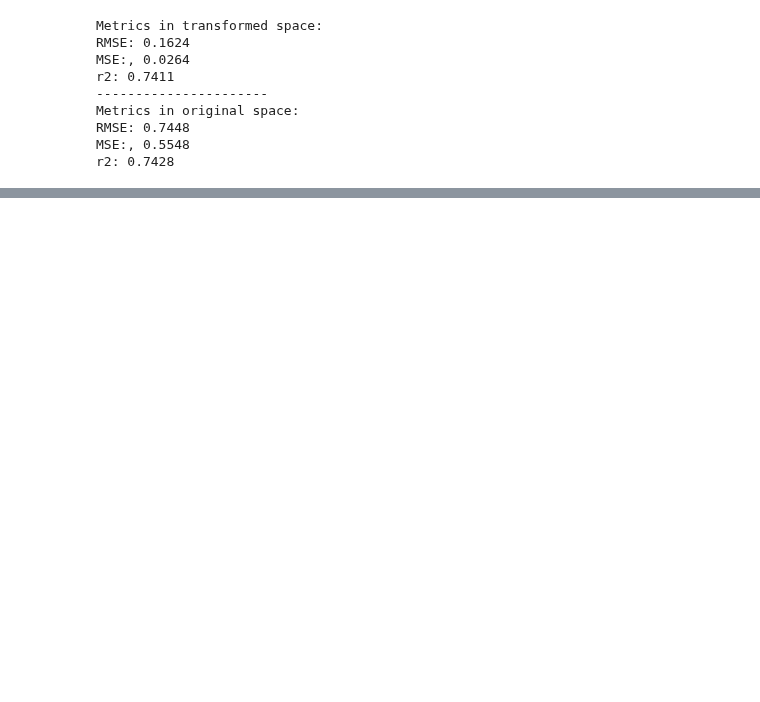
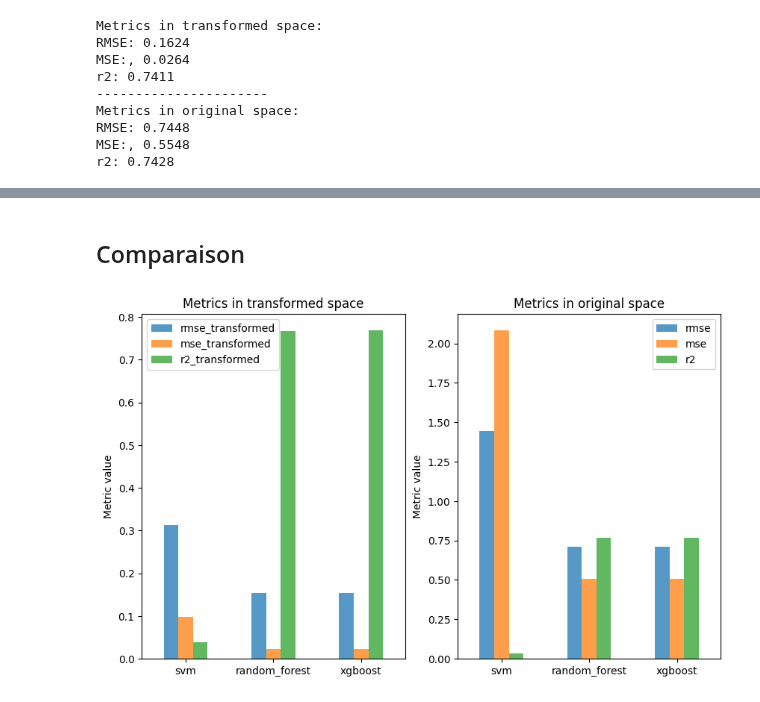
Before and after one commit to alecacerestel/Supervised_Challenge, a Jupyter notebook: notebooks/4_Duration.ipynb, the cells around one changed output, grey strips where cells are left out. Drawn from its saved outputs; the diff is of its cells as text; code cells hidden in the pictures; blank space fills up the shorter version.

Commit message:
Finish task 3 with model comparison

```diff
--- a/notebooks/4_Duration.ipynb
+++ b/notebooks/4_Duration.ipynb
@@ -16,7 +16,7 @@ from sklearn.metrics import root_mean_squared_error, mean_squared_error, r2_scor
 TARGET_COL = "duration_minutes"
 OTHERS = ["duration", "genre_top"]
 TEST_SIZE = 0.2
-N_SPLITS = 4
+N_SPLITS = 3
 # %% [markdown]
 ## Load merged dataset
 # %%
@@ -215,0 +365,14 @@ r2: 0.7428
+# %%
+best_params = grid_search.best_params_
+scores = cross_validate(
+	XGBRegressor(random_state=42, **best_params),
+	X_train,
+	y_train_transformed,
+	cv=kfolf,
+	scoring=scoring
+)
+
+xgb_fit_time = np.mean(scores["fit_time"])
+print(f"RMSE: {-np.mean(scores["test_neg_root_mean_squared_error"]):.4f} +- {np.std(scores["test_neg_root_mean_squared_error"]):.4f}")
+print(f"MSE: {-np.mean(scores["test_neg_mean_squared_error"]):.4f} +- {np.std(scores["test_neg_mean_squared_error"]):.4f}")
+print(f"r2: {np.mean(scores["test_r2"]):.4f} +- {np.std(scores["test_r2"]):.4f}")
@@ -215,0 +421,32 @@ r2: 0.7428
+# %% [markdown]
+## Comparaison
+# %%
+df_comparaison = pd.DataFrame(
+    {
+        "model": ["svm", "random_forest", "xgboost"],
+        "rmse": [svm_rmse, rf_rmse, xgb_rmse],
+        "mse": [svm_mse, rf_mse, xgb_mse],
+        "r2": [svm_r2, rf_r2, xgb_r2],
+        "rmse_transformed": [svm_rmse_transformed, rf_rmse_transformed, xgb_rmse_transformed],
+        "mse_transformed": [svm_mse_transformed, rf_mse_transformed, xgb_mse_transformed],
+        "r2_transformed": [svm_r2_transformed, rf_r2_transformed, xgb_r2_transformed],
+    }
+)
+# %%
+_, axes = plt.subplots(1, 2)
+
+metrics_transformed = ["rmse_transformed", "mse_transformed", "r2_transformed"]
+df_comparaison[metrics_transformed].plot(kind="bar", figsize=(10, 6), alpha=0.75, ax=axes[0])
+axes[0].set_xticks(ticks=range(len(df_comparaison)), labels=df_comparaison["model"], rotation=0)
+axes[0].set_ylabel("Metric value")
+axes[0].set_title("Metrics in transformed space")
+
+metrics = ["rmse", "mse", "r2"]
+df_comparaison[metrics].plot(kind="bar", figsize=(10, 6), alpha=0.75, ax=axes[1])
+axes[1].set_xticks(ticks=range(len(df_comparaison)), labels=df_comparaison["model"], rotation=0)
+axes[1].set_ylabel("Metric value")
+axes[1].set_title("Metrics in original space")
+
+plt.show()
+# %% [output]
+[figure, added]
```
Also changed, not shown: parts of 18 cells of this notebook.
